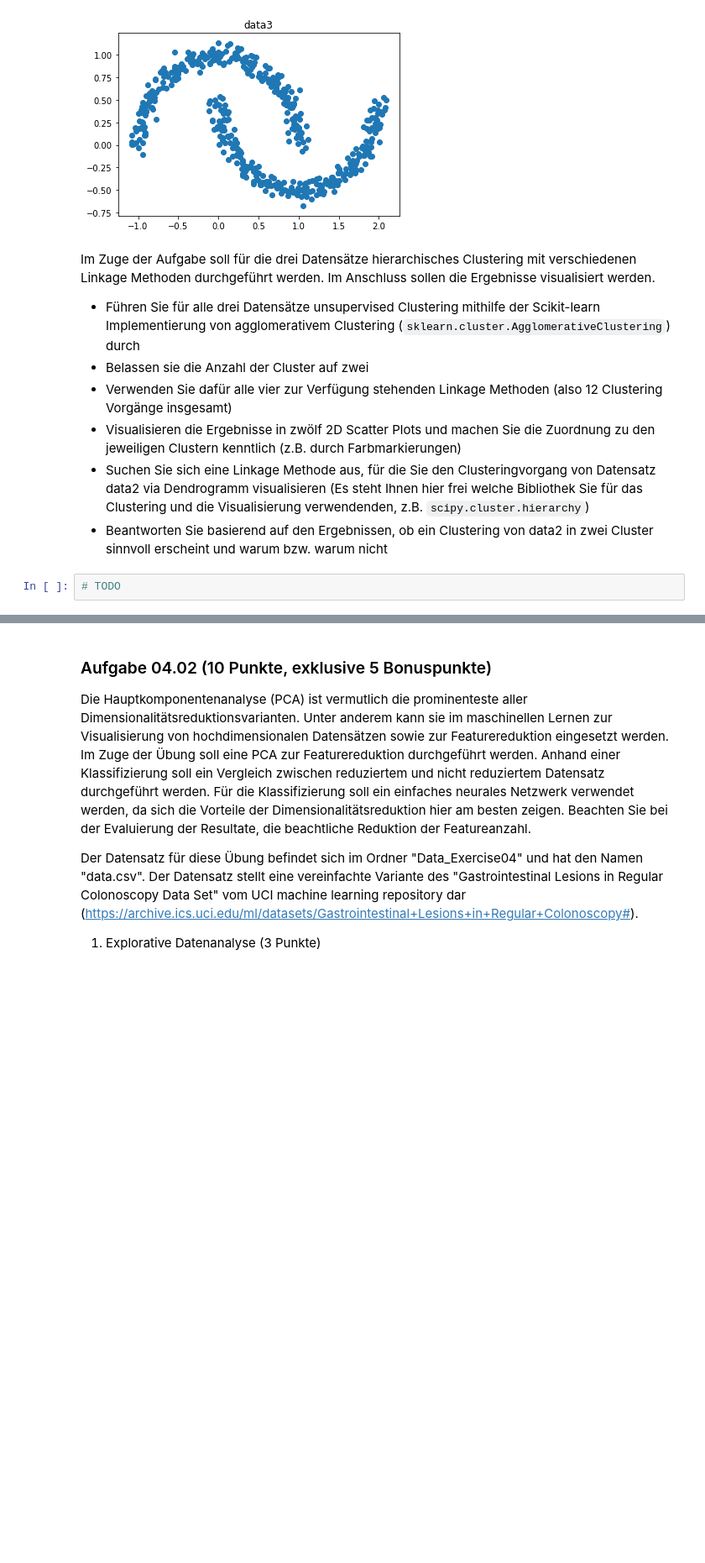
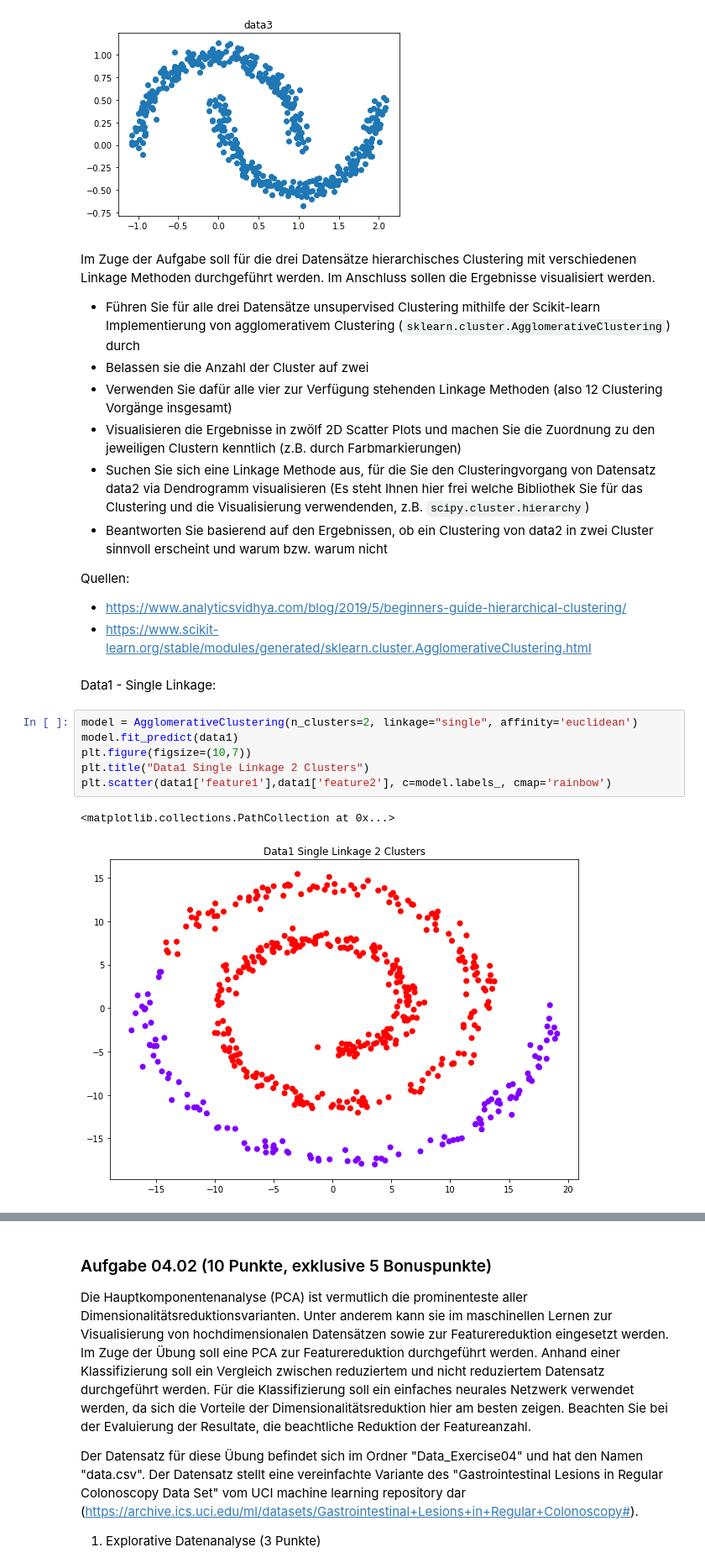
Before and after one commit to wermann33/MLEUnsupervised-Clustering-_Feature-Handling, a Jupyter notebook: Uebung 04.ipynb, the cells around one changed output, grey strips where cells are left out. Shown: that part at 84% size. Drawn from its saved outputs; the diff is of its cells as text; blank space fills up the shorter version.

```diff
--- a/Uebung 04.ipynb
+++ b/Uebung 04.ipynb
@@ -83,5 +85,18 @@ Im Zuge der Aufgabe soll für die drei Datensätze hierarchisches Clustering mit
 - Visualisieren die Ergebnisse in zwölf 2D Scatter Plots und machen Sie die Zuordnung zu den jeweiligen Clustern kenntlich (z.B. durch Farbmarkierungen)
 - Suchen Sie sich eine Linkage Methode aus, für die Sie den Clusteringvorgang von Datensatz data2 via Dendrogramm visualisieren (Es steht Ihnen hier frei welche Bibliothek Sie für das Clustering und die Visualisierung verwendenden, z.B. `scipy.cluster.hierarchy`)
 - Beantworten Sie basierend auf den Ergebnissen, ob ein Clustering von data2 in zwei Cluster sinnvoll erscheint und warum bzw. warum nicht
+
+Quellen:
+- https://www.analyticsvidhya.com/blog/2019/5/beginners-guide-hierarchical-clustering/
+- https://www.scikit-learn.org/stable/modules/generated/sklearn.cluster.AgglomerativeClustering.html
-# %%
-# TODO
+# %% [markdown]
+Data1 - Single Linkage:
+# %%
+model = AgglomerativeClustering(n_clusters=2, linkage="single", affinity='euclidean')
+model.fit_predict(data1)
+plt.figure(figsize=(10,7))
+plt.title("Data1 Single Linkage 2 Clusters")
+plt.scatter(data1['feature1'],data1['feature2'], c=model.labels_, cmap='rainbow')
+# %% [output]
+<matplotlib.collections.PathCollection at 0x...>
+[figure, added]
```
Also changed, not shown: parts of 30 cells of this notebook, 2 other files.
